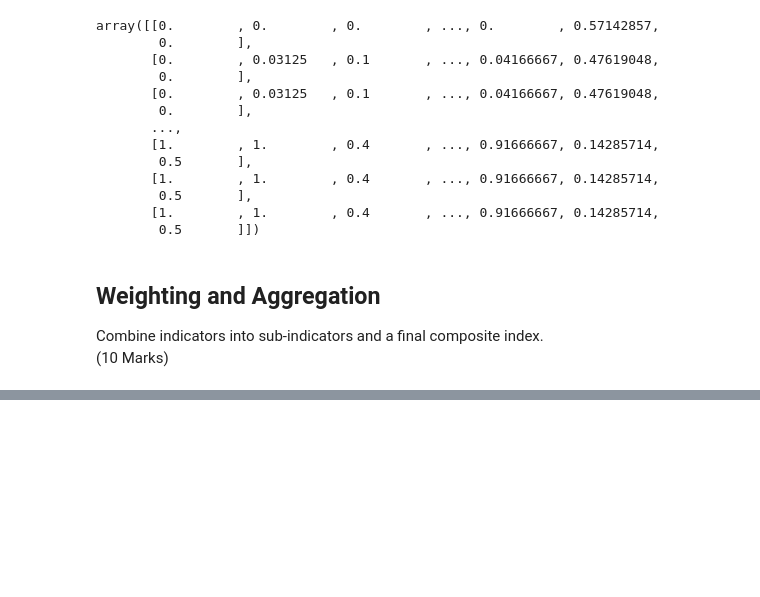
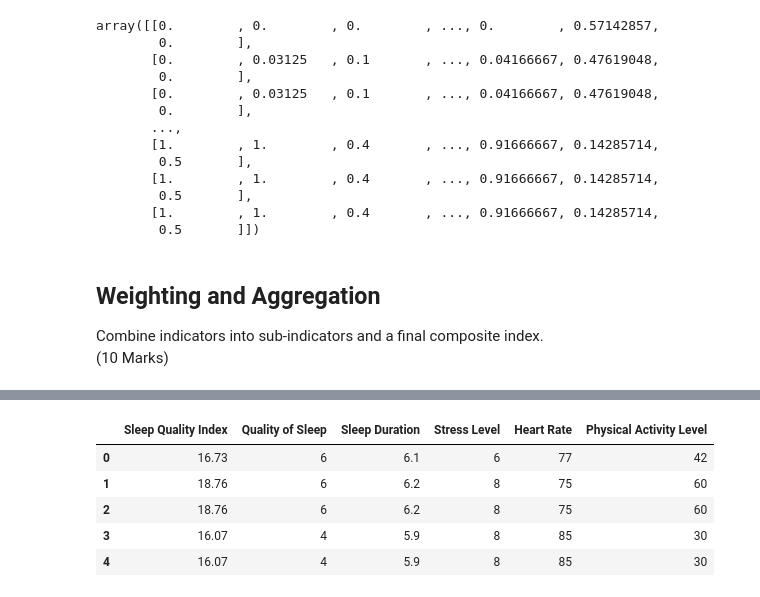
Before and after one commit to LiamHarmon/DAV_CA, a Jupyter notebook: DAV_CA.ipynb, the cells around one changed output, grey strips where cells are left out. Saved outputs shown, nothing was run; the diff lists cells and outputs as text; code cells hidden in the pictures; blank space fills up the shorter version.

Commit message:
:sparkles: Added Weighting and Aggregation

```diff
--- a/DAV_CA.ipynb
+++ b/DAV_CA.ipynb
@@ -528,3 +521,19 @@ array([[0.        , 0.        , 0.        , ..., 0.        , 0.57142857,
 ## __Weighting and Aggregation__
 Combine indicators into sub-indicators and a final composite index.<br>
 (10 Marks)
+# %%
+# Weights based on the correlation matrix
+weights = {
+    'Quality of Sleep': 0.3,
+    'Sleep Duration': 0.3,
+    'Stress Level': 0.2,
+    'Heart Rate': 0.1,
+    'Physical Activity Level': 0.1
+}
+# %%
+# Relevant columns
+relevant_columns = list(weights.keys())
+# %%
+# Calculate the weighted sleep quality index
+X['Sleep Quality Index'] = (X[relevant_columns] * pd.Series(weights)).sum(axis=1)
+X.head()
@@ -530,0 +547,10 @@ Combine indicators into sub-indicators and a final composite index.<br>
+# %%
+# Sleep Quality Index
+X[['Sleep Quality Index'] + relevant_columns].head()
+# %% [output]
+|  | Sleep Quality Index | Quality of Sleep | Sleep Duration | Stress Level | Heart Rate | Physical Activity Level |
+| 0 | 16.73 | 6 | 6.1 | 6 | 77 | 42 |
+| 1 | 18.76 | 6 | 6.2 | 8 | 75 | 60 |
+| 2 | 18.76 | 6 | 6.2 | 8 | 75 | 60 |
+| 3 | 16.07 | 4 | 5.9 | 8 | 85 | 30 |
+| 4 | 16.07 | 4 | 5.9 | 8 | 85 | 30 |
```
Also changed, not shown: parts of 13 cells of this notebook.
